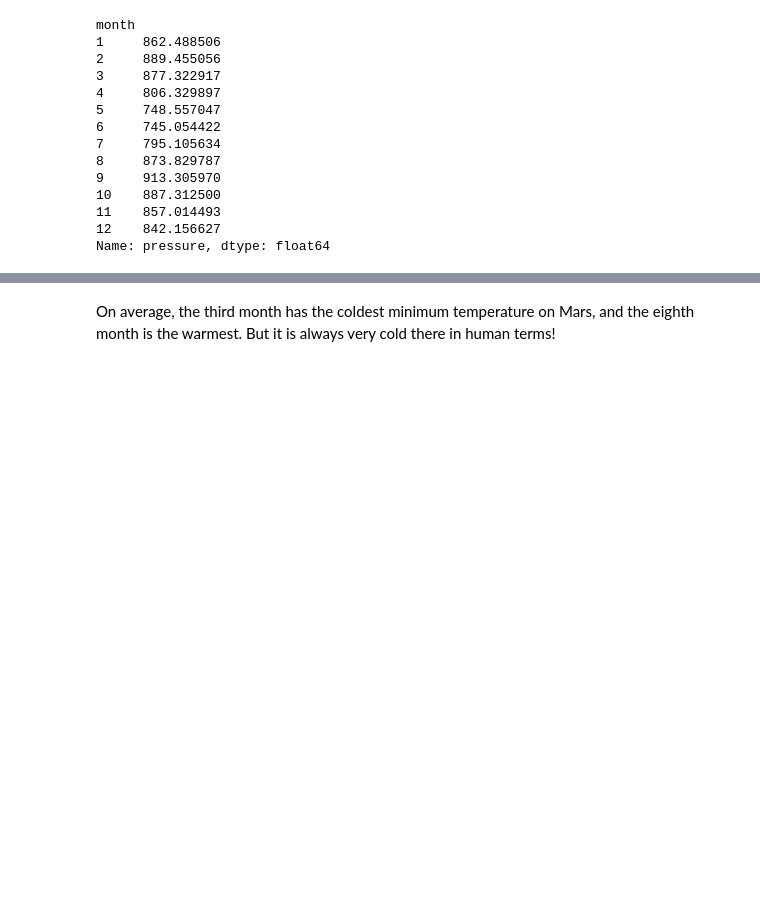
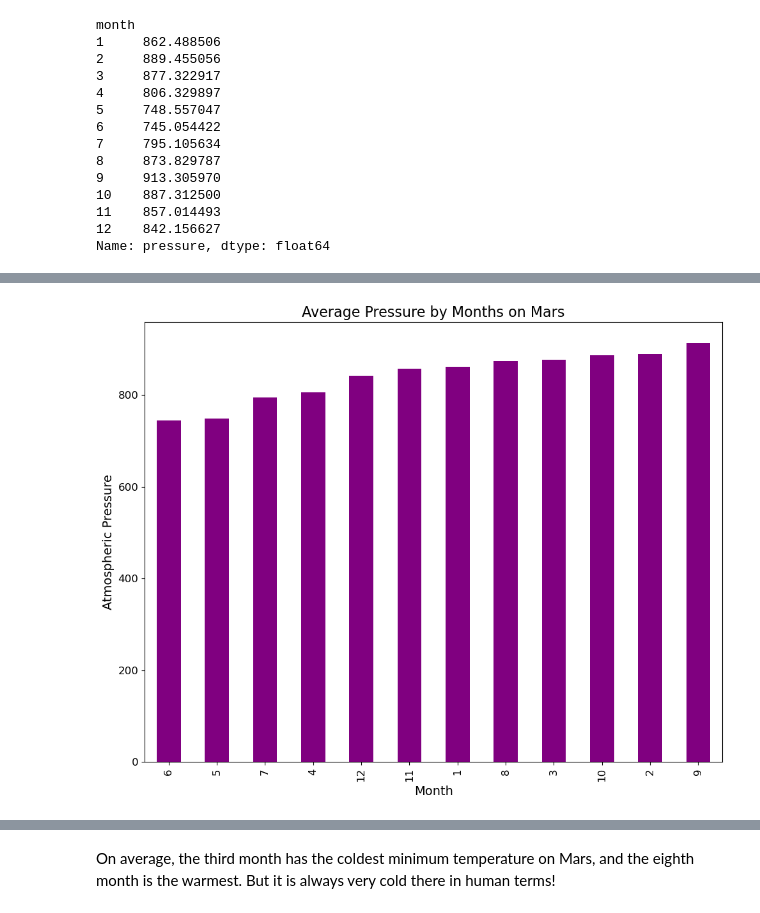
Before and after one commit to loriandler/web-scraping-challenge, a Jupyter notebook: part_2_mars_weather.ipynb, the cells around one changed output, grey strips where cells are left out. Saved outputs shown, nothing was run; the diff lists cells and outputs as text; code cells hidden in the pictures; blank space fills up the shorter version.

```diff
--- a/part_2_mars_weather.ipynb
+++ b/part_2_mars_weather.ipynb
@@ -233,5 +259,8 @@ Name: min_temp, dtype: float64
 # %%
 # 4. Average pressure by Martian month
+avg_pressure = mars_df.groupby('month')['pressure'].mean()
+
+print(avg_pressure)
 # %% [output]
 month
 1     862.488506
@@ -257,0 +279,19 @@ Name: pressure, dtype: float64
+# %%
+# Plot the average pressure by month
+sort_pressure = avg_pressure.sort_values()
+
+# create the graph
+plt.figure(figsize = (10,8))
+sort_pressure.plot(kind='bar', color='purple')
+plt.title('Average Pressure by Months on Mars', fontsize=16)
+plt.xlabel('Month', fontsize=14)
+plt.ylabel('Atmospheric Pressure', fontsize=14)
+plt.xticks(fontsize=12)
+plt.yticks(fontsize=12)
+
+plt.tight_layout()
+
+# show the graph
+plt.show()
+# %% [output]
+[figure, added]
```
Also changed, not shown: parts of 25 cells of this notebook, 5 other files.
